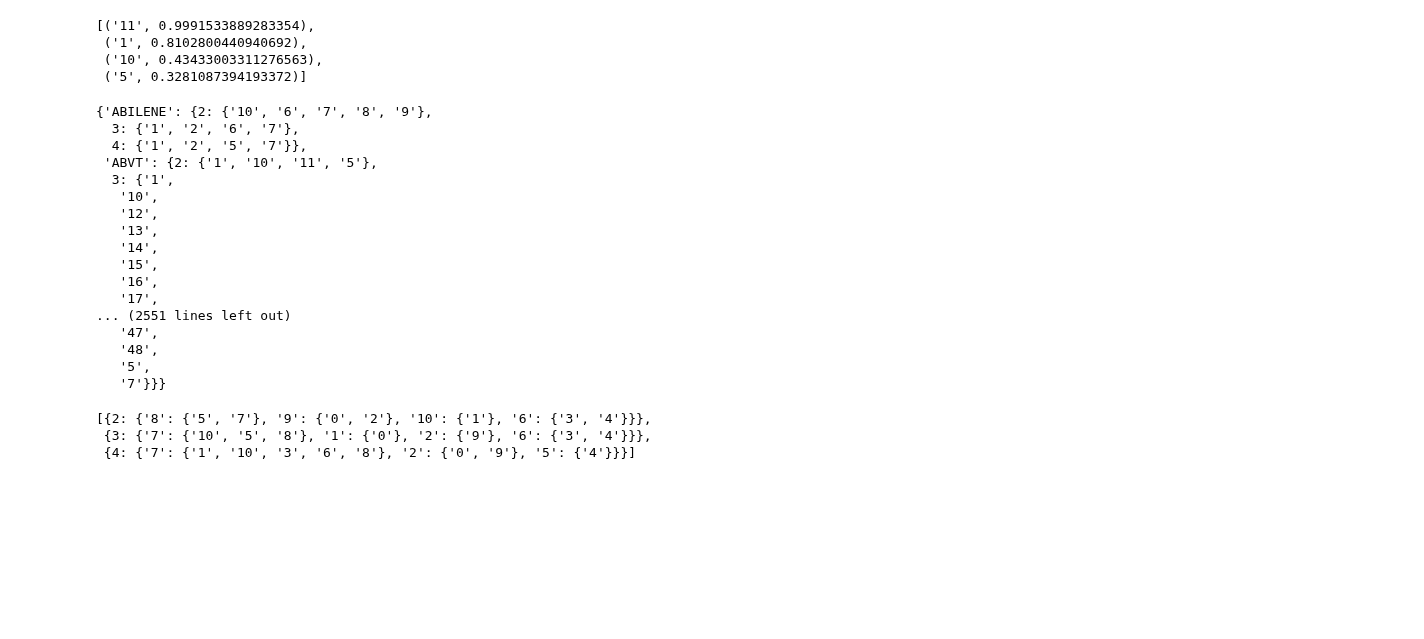
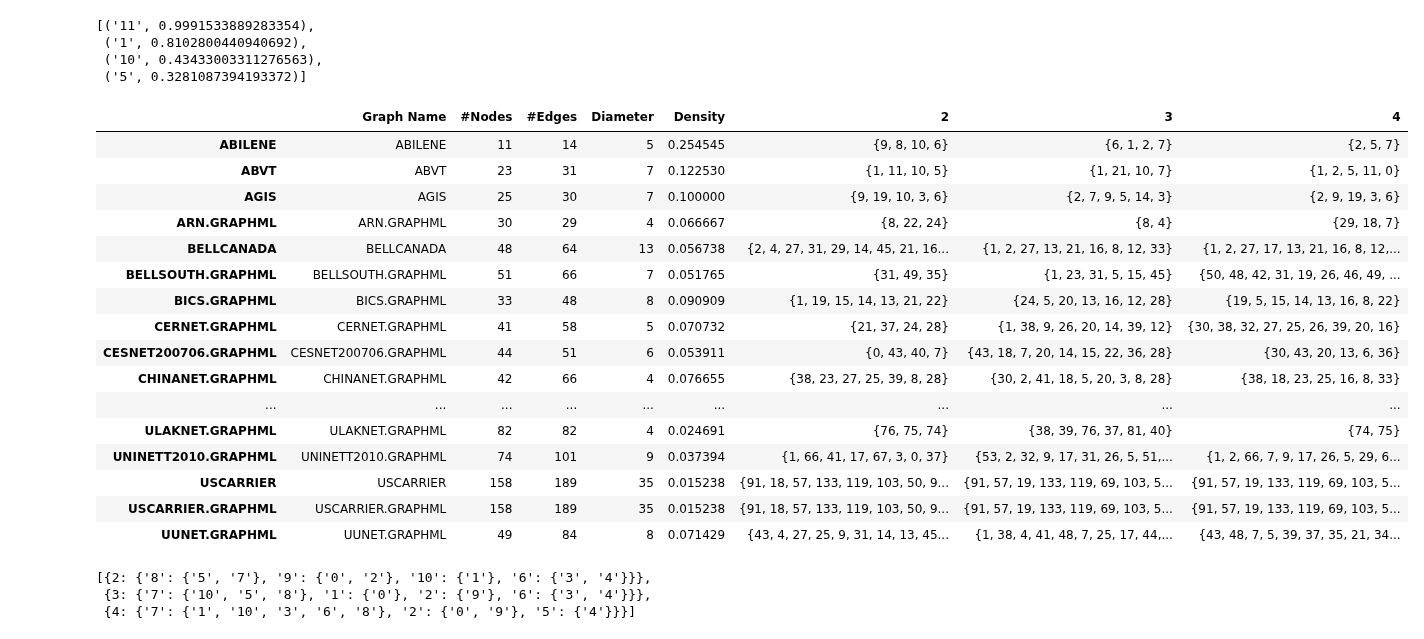
Before and after one commit to odunayo12/Skoltech-PhD-Thesis, a Jupyter notebook: _codes/SIR/Influential-nodes-identification-in-complex-networks-via-information-entropy/experiments and data/different_multi.ipynb, the cells around one changed output. Saved outputs shown, nothing was run; the diff lists cells and outputs as text; code cells hidden in the pictures; blank space fills up the shorter version.

Commit message:
edit clustering algorithm

```diff
--- a/_codes/SIR/Influential-nodes-identification-in-complex-networks-via-information-entropy/experiments and data/different_multi.ipynb
+++ b/_codes/SIR/Influential-nodes-identification-in-complex-networks-via-information-entropy/experiments and data/different_multi.ipynb
@@ -75,33 +78,13 @@ sources_of_evidences["Eccentricity"][i],
     sources_of_evidences["Approx Curr. Flow Betwns Cent'y"][i], e) for e in evis} for i, j in gGrahps}
 
 selected_nodes_based_on_source_ext = {k2:{k:{x for x, y in v} for k,v in v2.items()} for k2,v2 in selected_nodes_based_on_source.items()}
-# selected_nodes_based_on_source_ext = {k2:{k:len(v) for k,v in v2.items()} for k2,v2 in selected_nodes_based_on_source.items()}
+selected_nodes_based_on_source_ext_len = {k2:{k:len(v) for k,v in v2.items()} for k2,v2 in selected_nodes_based_on_source.items()}
 
 
 # {i: { "#Nodes":  nx.number_of_nodes(j), "#Edges": nx.number_of_edges(j), "sel_":v} for (i,j), v in zip(gGrahps, selected_nodes_based_on_source.values())}
-sel_node_summary={i: {"#Nodes":  nx.number_of_nodes(j), "#Edges": nx.number_of_edges(j), "Diameter":nx.diameter(j), "Density":nx.density(j)}for (i, j)in gGrahps }
+sel_node_summary={i: {"Graph Name":i, "#Nodes":  nx.number_of_nodes(j), "#Edges": nx.number_of_edges(j), "Diameter":nx.diameter(j), "Density":nx.density(j)}for (i, j)in gGrahps }
 sel_to_table = {
     i: (sel_node_summary[i] | selected_nodes_based_on_source_ext[i]) for i, j in gGrahps}
-# %%
-selected_nodes_based_on_source_ext
-# %% [output]
-{'ABILENE': {2: {'10', '6', '7', '8', '9'},
-  3: {'1', '2', '6', '7'},
-  4: {'1', '2', '5', '7'}},
- 'ABVT': {2: {'1', '10', '11', '5'},
-  3: {'1',
-   '10',
-   '12',
-   '13',
-   '14',
-   '15',
-   '16',
-   '17',
-... (2551 lines left out)
-   '47',
-   '48',
-   '5',
-   '7'}}}
 # %%
 sel_node_table = pd.DataFrame.from_dict(
     sel_to_table, orient='index')
@@ -117,6 +100,34 @@ clusters__ = {
             selected_nodes_based_on_source.items()
         )
 }
+# %%
+selected_nodes_optimal = {k3:{k2:{k for k,v in v2.items() }for k2,v2 in v3.items()} for k3,v3 in clusters__.items()}
+sel_to_table_optimal = {i: (sel_node_summary[i] | selected_nodes_optimal[i]) for i, j in gGrahps}
+
+sel_node_table_optimal = pd.DataFrame.from_dict(sel_to_table_optimal, orient='index')
+# print()
+sel_node_table_optimal.to_csv('sel_node_table_optimal.csv', index=False)
+# %%
+sel_to_table_optimal
+sel_node_table_optimal
+# %% [output]
+|  | Graph Name | #Nodes | #Edges | Diameter | Density | 2 | 3 | 4 |
+| ABILENE | ABILENE | 11 | 14 | 5 | 0.254545 | {9, 8, 10, 6} | {6, 1, 2, 7} | {2, 5, 7} |
+| ABVT | ABVT | 23 | 31 | 7 | 0.122530 | {1, 11, 10, 5} | {1, 21, 10, 7} | {1, 2, 5, 11, 0} |
+| AGIS | AGIS | 25 | 30 | 7 | 0.100000 | {9, 19, 10, 3, 6} | {2, 7, 9, 5, 14, 3} | {2, 9, 19, 3, 6} |
+| ARN.GRAPHML | ARN.GRAPHML | 30 | 29 | 4 | 0.066667 | {8, 22, 24} | {8, 4} | {29, 18, 7} |
+| BELLCANADA | BELLCANADA | 48 | 64 | 13 | 0.056738 | {2, 4, 27, 31, 29, 14, 45, 21, 16... | {1, 2, 27, 13, 21, 16, 8, 12, 33} | {1, 2, 27, 17, 13, 21, 16, 8, 12,... |
+| BELLSOUTH.GRAPHML | BELLSOUTH.GRAPHML | 51 | 66 | 7 | 0.051765 | {31, 49, 35} | {1, 23, 31, 5, 15, 45} | {50, 48, 42, 31, 19, 26, 46, 49, ... |
+| BICS.GRAPHML | BICS.GRAPHML | 33 | 48 | 8 | 0.090909 | {1, 19, 15, 14, 13, 21, 22} | {24, 5, 20, 13, 16, 12, 28} | {19, 5, 15, 14, 13, 16, 8, 22} |
+| CERNET.GRAPHML | CERNET.GRAPHML | 41 | 58 | 5 | 0.070732 | {21, 37, 24, 28} | {1, 38, 9, 26, 20, 14, 39, 12} | {30, 38, 32, 27, 25, 26, 39, 20, 16} |
+| CESNET200706.GRAPHML | CESNET200706.GRAPHML | 44 | 51 | 6 | 0.053911 | {0, 43, 40, 7} | {43, 18, 7, 20, 14, 15, 22, 36, 28} | {30, 43, 20, 13, 6, 36} |
+| CHINANET.GRAPHML | CHINANET.GRAPHML | 42 | 66 | 4 | 0.076655 | {38, 23, 27, 25, 39, 8, 28} | {30, 2, 41, 18, 5, 20, 3, 8, 28} | {38, 18, 23, 25, 16, 8, 33} |
+| ... | ... | ... | ... | ... | ... | ... | ... | ... |
+| ULAKNET.GRAPHML | ULAKNET.GRAPHML | 82 | 82 | 4 | 0.024691 | {76, 75, 74} | {38, 39, 76, 37, 81, 40} | {74, 75} |
+| UNINETT2010.GRAPHML | UNINETT2010.GRAPHML | 74 | 101 | 9 | 0.037394 | {1, 66, 41, 17, 67, 3, 0, 37} | {53, 2, 32, 9, 17, 31, 26, 5, 51,... | {1, 2, 66, 7, 9, 17, 26, 5, 29, 6... |
+| USCARRIER | USCARRIER | 158 | 189 | 35 | 0.015238 | {91, 18, 57, 133, 119, 103, 50, 9... | {91, 57, 19, 133, 119, 69, 103, 5... | {91, 57, 19, 133, 119, 69, 103, 5... |
+| USCARRIER.GRAPHML | USCARRIER.GRAPHML | 158 | 189 | 35 | 0.015238 | {91, 18, 57, 133, 119, 103, 50, 9... | {91, 57, 19, 133, 119, 69, 103, 5... | {91, 57, 19, 133, 119, 69, 103, 5... |
+| UUNET.GRAPHML | UUNET.GRAPHML | 49 | 84 | 8 | 0.071429 | {43, 4, 27, 25, 9, 31, 14, 13, 45... | {1, 38, 4, 41, 48, 7, 25, 17, 44,... | {43, 48, 7, 5, 39, 37, 35, 21, 34... |
 # %%
 [{x:cluster_optimal_nodes_test(
     gGrahps[0][1], selected_nodes_based_on_source["ABILENE"][x])}for x in [2, 3, 4]]
```
Also changed, not shown: parts of 10 cells of this notebook, 3 other files.
